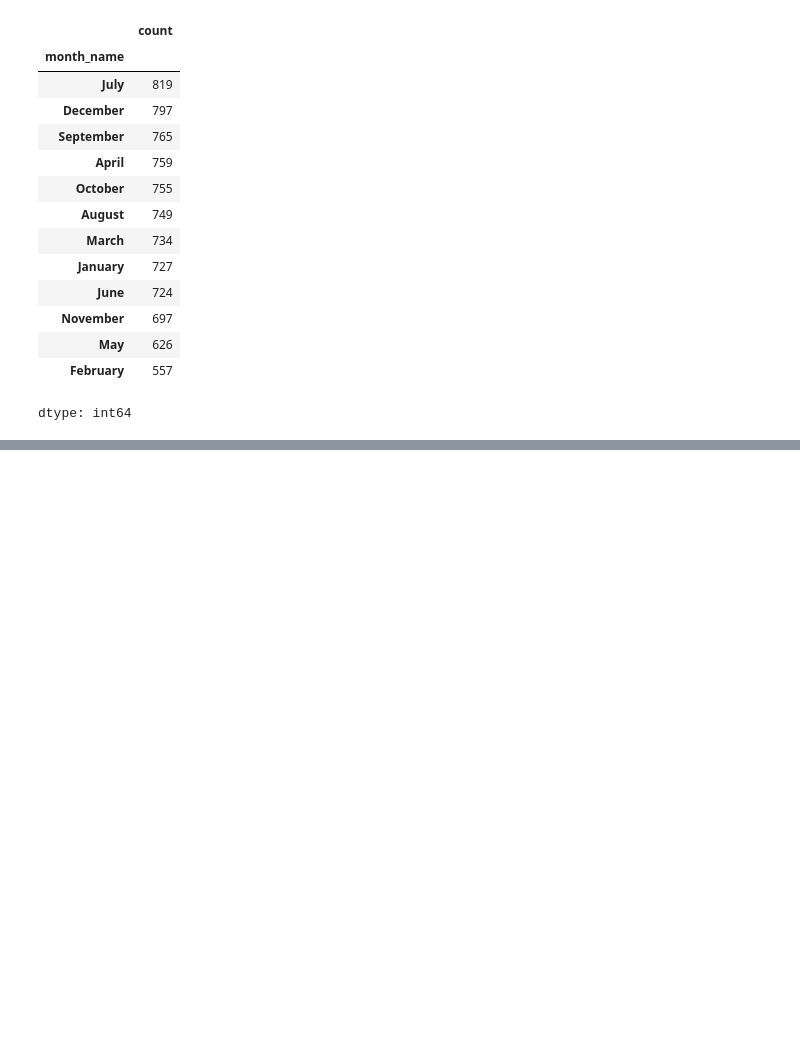
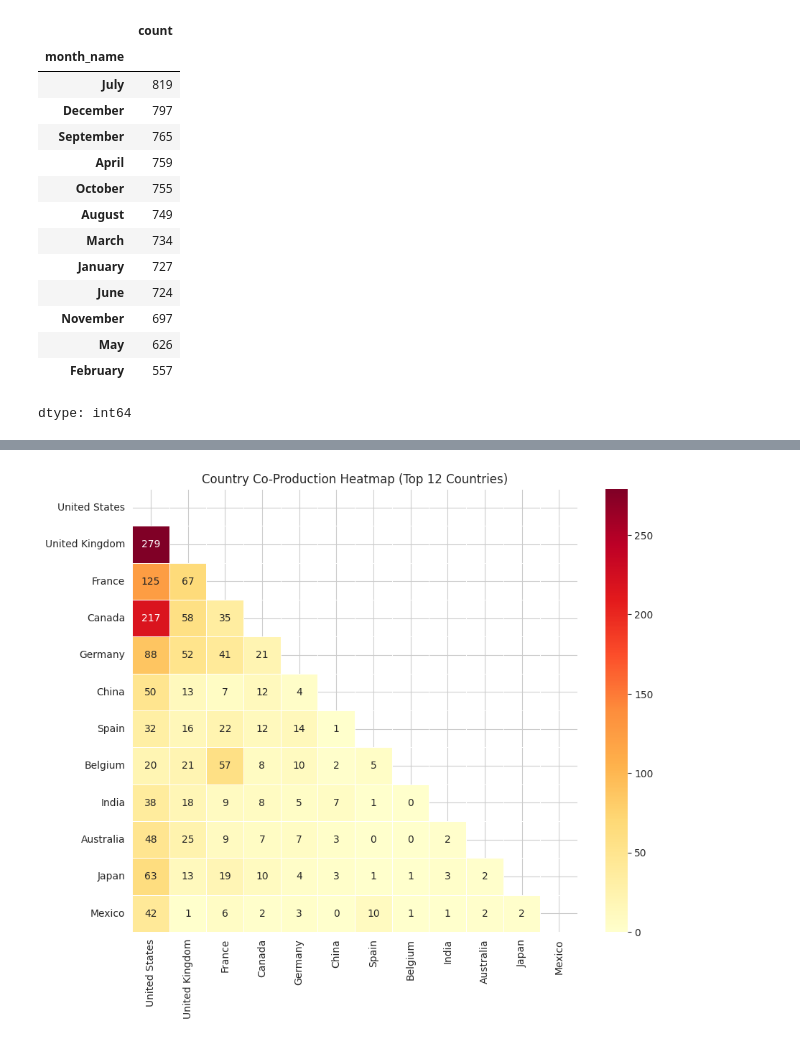
Before and after one commit to shivamsing071-cloud/Netflix-EDA-Analysis, a Jupyter notebook: Untitled1.ipynb, the cells around one changed output, grey strips where cells are left out. Drawn from its saved outputs; the diff is of its cells as text; code cells hidden in the pictures; blank space fills up the shorter version.

```diff
--- a/Untitled1.ipynb
+++ b/Untitled1.ipynb
@@ -229,0 +323,11 @@ dtype: int64
+# %%
+import numpy as np
+
+mask = np.triu(np.ones_like(matrix, dtype=bool))
+
+plt.figure(figsize=(10,8))
+sns.heatmap(matrix, annot=True, fmt='d', cmap='YlOrRd', linewidths=0.5, mask=mask)
+plt.title('Country Co-Production Heatmap (Top 12 Countries)')
+plt.show()
+# %% [output]
+[figure, added]
```
Also changed, not shown: parts of 16 cells of this notebook.
